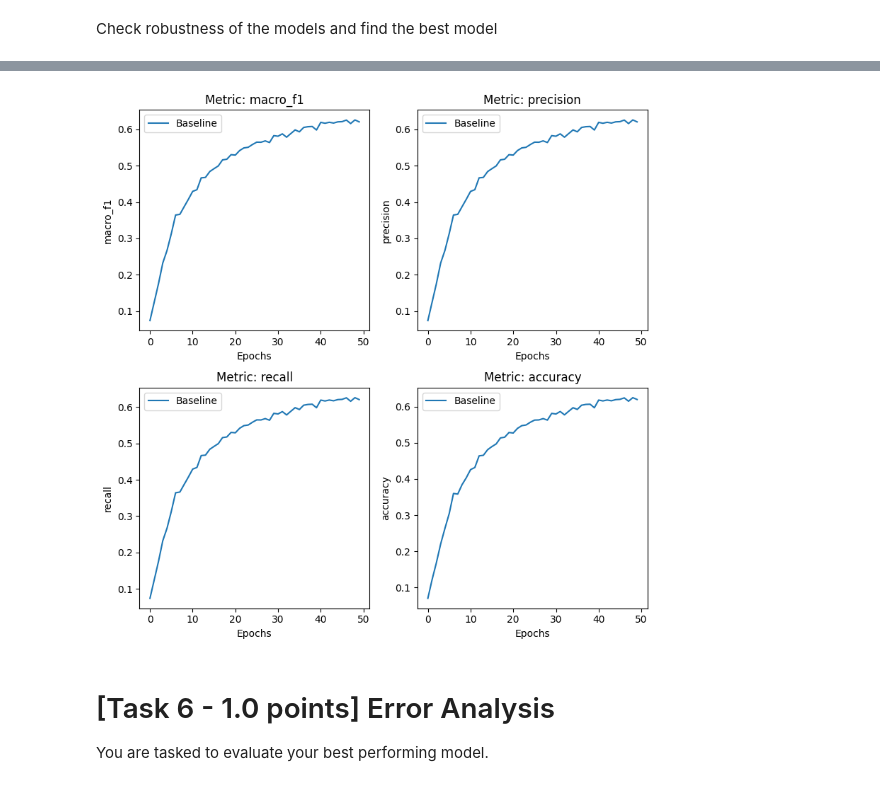
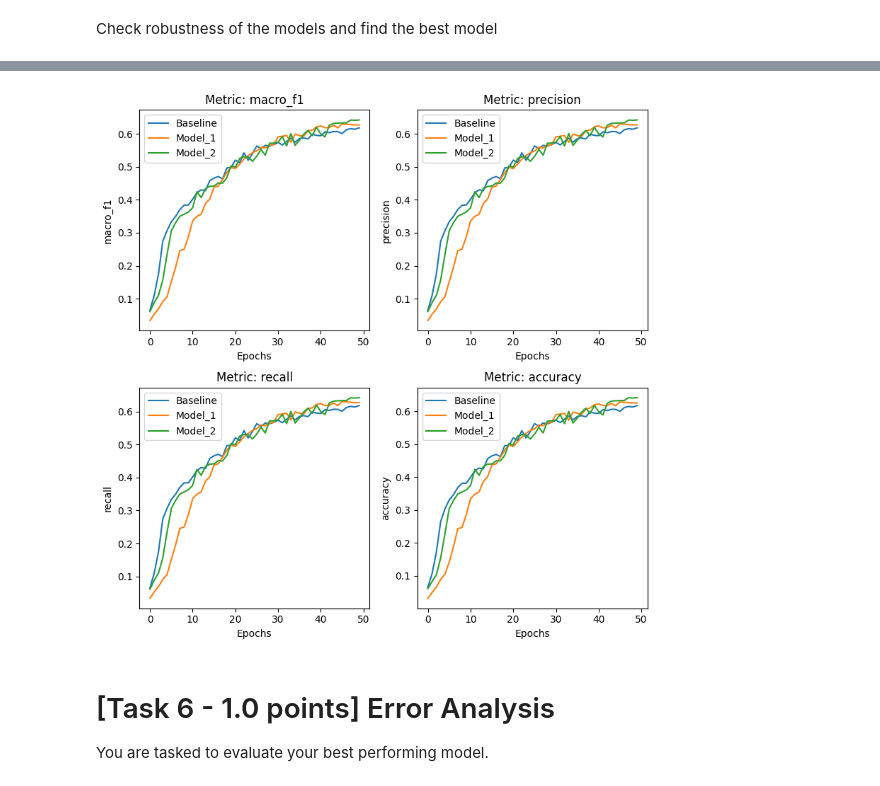
Before and after one commit to LorenzoScaioli/NLP_POS-tagging, a Jupyter notebook: Assignment1.ipynb, the cells around one changed output, grey strips where cells are left out. Saved outputs shown, nothing was run; the diff lists cells and outputs as text; code cells hidden in the pictures.

Commit message:
Fixed random function + remove some comments on model definition

```diff
--- a/Assignment1.ipynb
+++ b/Assignment1.ipynb
@@ -701,7 +699,7 @@ def get_model(model, model_seed, train_model, batch_size=None, epochs=None):
 # %% [markdown]
 Comparing the models performance
 # %%
-models = [baseline] #[baseline, model_1, model_2]
+models = [baseline, model_1, model_2]
 seeds = [0, 2115992153, 3236146088, 749713082]
 trained_models = []; trained_history = []; trained_metrics_dict_val = []; trained_metrics_dict_test = []; trained_cm_val = []; trained_cm_test = []
 train_model = False; batch_size = 64; epochs = 50
@@ -780,7 +787,7 @@ IndexError: list index out of range
 # %%
-check_best_model(trained_models, trained_metrics_dict_val, seed=0)
+check_best_model(trained_models, trained_metrics_dict_val, seed=seeds[2])
 # %% [output]
-[figure, old version]
+[figure, new version]
 # %% [markdown]
 # [Task 6 - 1.0 points] Error Analysis
 
```
Also changed, not shown: parts of 16 cells of this notebook.
